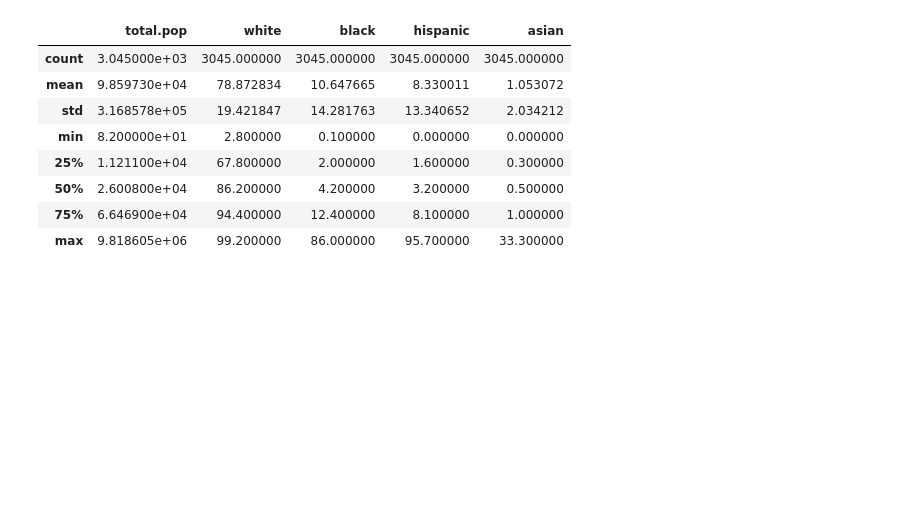
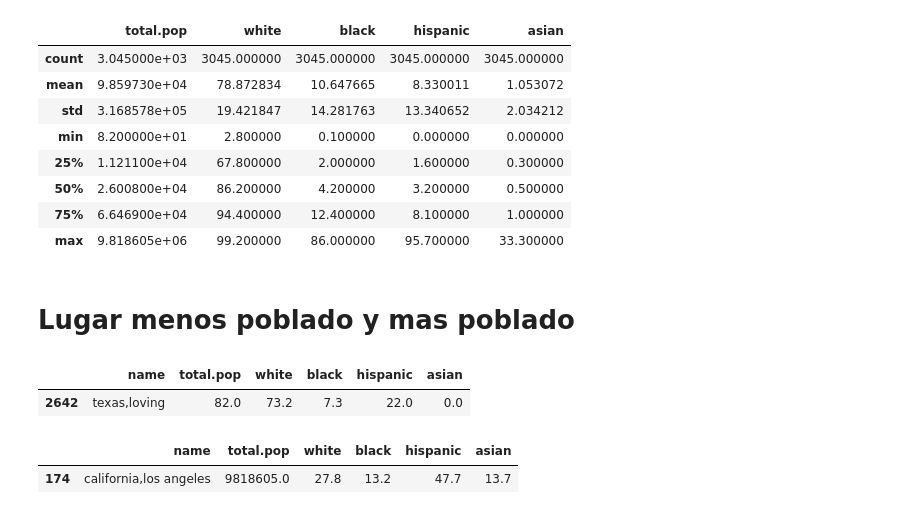
Before and after one commit to giocarro/Ciencia_de_datos, a Jupyter notebook: Pandas_tarea_1.ipynb, the cells around one changed output. Cells and saved outputs as stored; diff of their text form; code cells hidden in the pictures; blank space fills up the shorter version.

```diff
--- a/Pandas_tarea_1.ipynb
+++ b/Pandas_tarea_1.ipynb
@@ -78,3 +82,17 @@ df.describe()
 | 50% | 2.600800e+04 | 86.200000 | 4.200000 | 3.200000 | 0.500000 |
 | 75% | 6.646900e+04 | 94.400000 | 12.400000 | 8.100000 | 1.000000 |
 | max | 9.818605e+06 | 99.200000 | 86.000000 | 95.700000 | 33.300000 |
+# %% [markdown]
+# **Lugar menos poblado y mas poblado**
+# %%
+# Lugar menos poblado
+df.loc[df['total.pop'] == min(df['total.pop'])]
+# %% [output]
+|  | name | total.pop | white | black | hispanic | asian |
+| 2642 | texas,loving | 82.0 | 73.2 | 7.3 | 22.0 | 0.0 |
+# %%
+# Lugar mas poblado
+df.loc[df['total.pop'] == max(df['total.pop'])]
+# %% [output]
+|  | name | total.pop | white | black | hispanic | asian |
+| 174 | california,los angeles | 9818605.0 | 27.8 | 13.2 | 47.7 | 13.7 |
```
Also changed, not shown: parts of 14 cells of this notebook.
